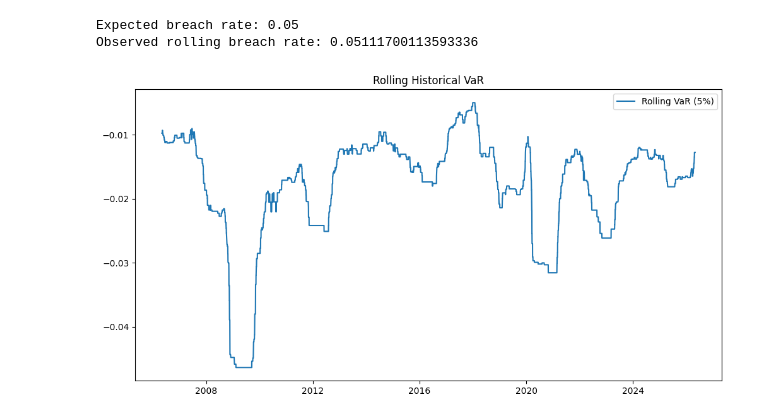
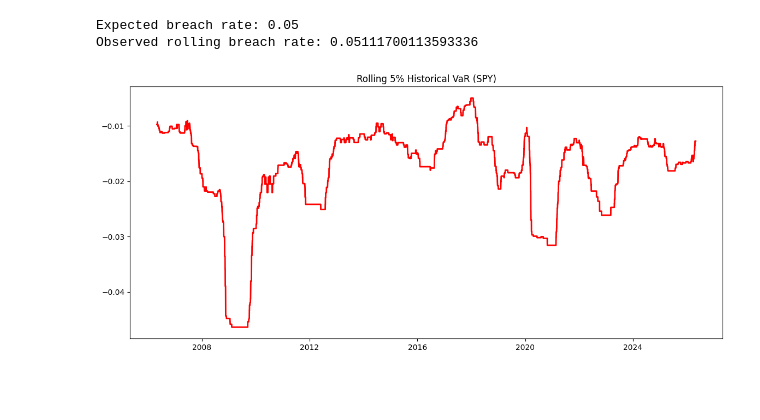
Before and after one commit to Cheerska/equity-data-project, a Jupyter notebook: SPY_risk_model.ipynb, the cells around one changed output. Saved outputs shown, nothing was run; the diff lists cells and outputs as text; code cells hidden in the pictures; blank space fills up the shorter version.

```diff
--- a/SPY_risk_model.ipynb
+++ b/SPY_risk_model.ipynb
@@ -123,17 +123,11 @@ print("Observed rolling breach rate:", rolling_breach_rate)
 Expected breach rate: 0.05
 Observed rolling breach rate: 0.05111700113593336
 # %%
-plt.figure(figsize=(12,6))
+plt.figure(figsize=(14,6))
 
-plt.plot(
-    df.index,
-    df["Rolling_VaR_95"],
-    label="Rolling VaR (5%)"
-)
+plt.plot(df.index, df["Rolling_VaR_95"], linewidth=2, color="red")
 
-plt.title("Rolling Historical VaR")
-plt.legend()
-
+plt.title("Rolling 5% Historical VaR (SPY)")
 plt.show()
 # %% [output]
-[figure, old version]
+[figure, new version]
```
Also changed, not shown: parts of 2 cells of this notebook.
